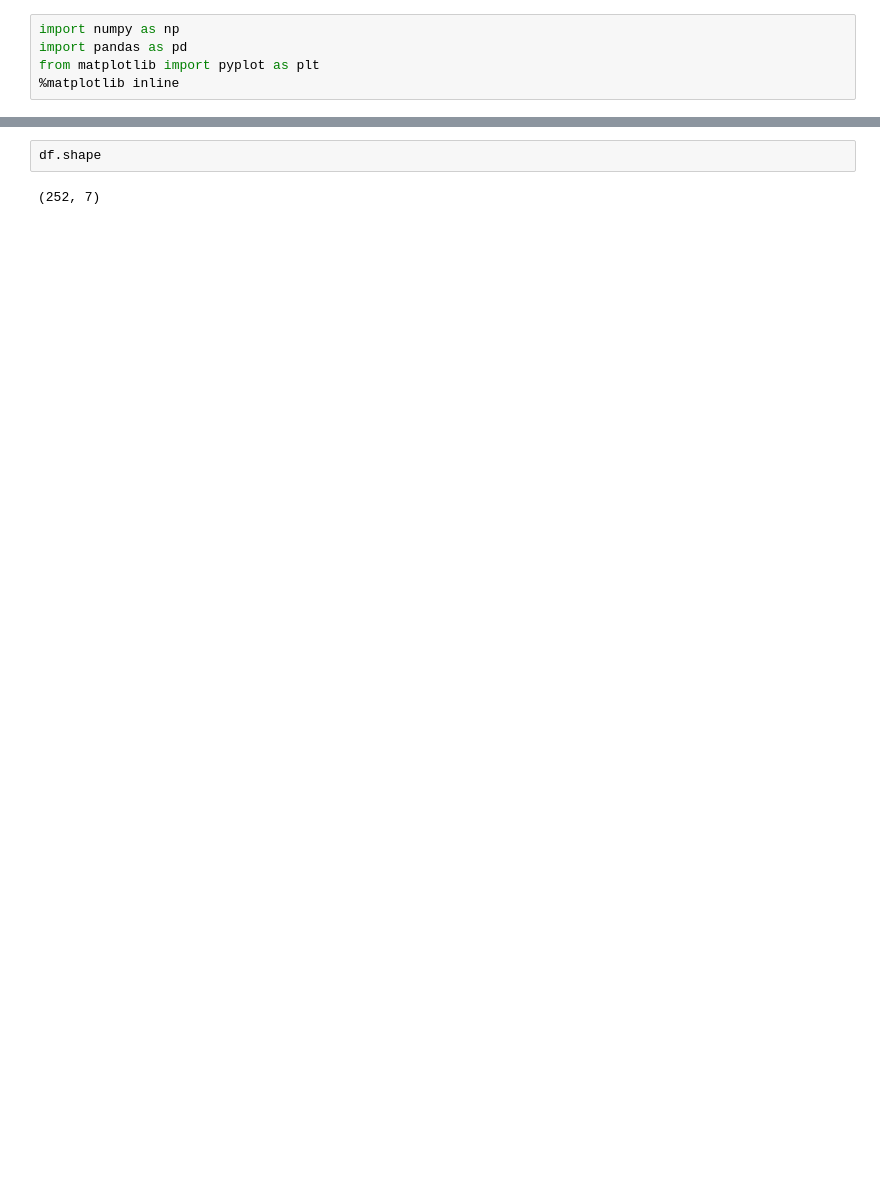
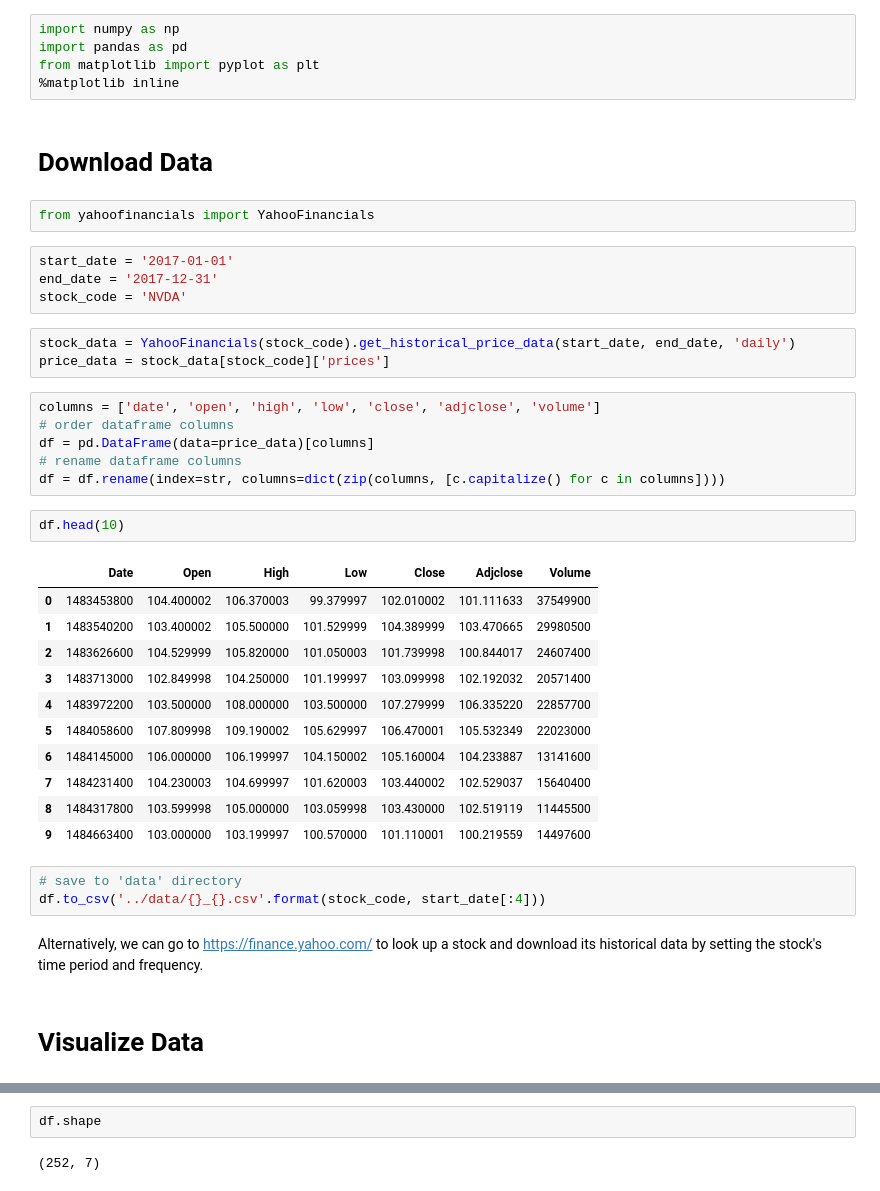
Before and after one commit to Albert-Z-Guo/Deep-Reinforcement-Stock-Trading, a Jupyter notebook: visualizations/visualization.ipynb, the cells around one changed output, grey strips where cells are left out. Cells and saved outputs as stored; diff of their text form; blank space fills up the shorter version.

```diff
--- a/visualizations/visualization.ipynb
+++ b/visualizations/visualization.ipynb
@@ -3,6 +3,44 @@ import numpy as np
 import pandas as pd
 from matplotlib import pyplot as plt
 %matplotlib inline
+# %% [markdown]
+# Download Data
+# %%
+from yahoofinancials import YahooFinancials
+# %%
+start_date = '2017-01-01'
+end_date = '2017-12-31'
+stock_code = 'NVDA'
+# %%
+stock_data = YahooFinancials(stock_code).get_historical_price_data(start_date, end_date, 'daily')
+price_data = stock_data[stock_code]['prices']
+# %%
+columns = ['date', 'open', 'high', 'low', 'close', 'adjclose', 'volume']
+# order dataframe columns
+df = pd.DataFrame(data=price_data)[columns]
+# rename dataframe columns
+df = df.rename(index=str, columns=dict(zip(columns, [c.capitalize() for c in columns])))
+# %%
+df.head(10)
+# %% [output]
+|  | Date | Open | High | Low | Close | Adjclose | Volume |
+| 0 | 1483453800 | 104.400002 | 106.370003 | 99.379997 | 102.010002 | 101.111633 | 37549900 |
+| 1 | 1483540200 | 103.400002 | 105.500000 | 101.529999 | 104.389999 | 103.470665 | 29980500 |
+| 2 | 1483626600 | 104.529999 | 105.820000 | 101.050003 | 101.739998 | 100.844017 | 24607400 |
+| 3 | 1483713000 | 102.849998 | 104.250000 | 101.199997 | 103.099998 | 102.192032 | 20571400 |
+| 4 | 1483972200 | 103.500000 | 108.000000 | 103.500000 | 107.279999 | 106.335220 | 22857700 |
+| 5 | 1484058600 | 107.809998 | 109.190002 | 105.629997 | 106.470001 | 105.532349 | 22023000 |
+| 6 | 1484145000 | 106.000000 | 106.199997 | 104.150002 | 105.160004 | 104.233887 | 13141600 |
+| 7 | 1484231400 | 104.230003 | 104.699997 | 101.620003 | 103.440002 | 102.529037 | 15640400 |
+| 8 | 1484317800 | 103.599998 | 105.000000 | 103.059998 | 103.430000 | 102.519119 | 11445500 |
+| 9 | 1484663400 | 103.000000 | 103.199997 | 100.570000 | 101.110001 | 100.219559 | 14497600 |
+# %%
+# save to 'data' directory
+df.to_csv('../data/{}_{}.csv'.format(stock_code, start_date[:4]))
+# %% [markdown]
+Alternatively, we can go to https://finance.yahoo.com/ to look up a stock and download its historical data by setting the stock's time period and frequency.
+# %% [markdown]
+# Visualize Data
 # %%
 df = pd.read_csv('../data/^GSPC_2016.csv')
 df.head(10)
```
Also changed, not shown: parts of 3 cells of this notebook, 1 other file.
